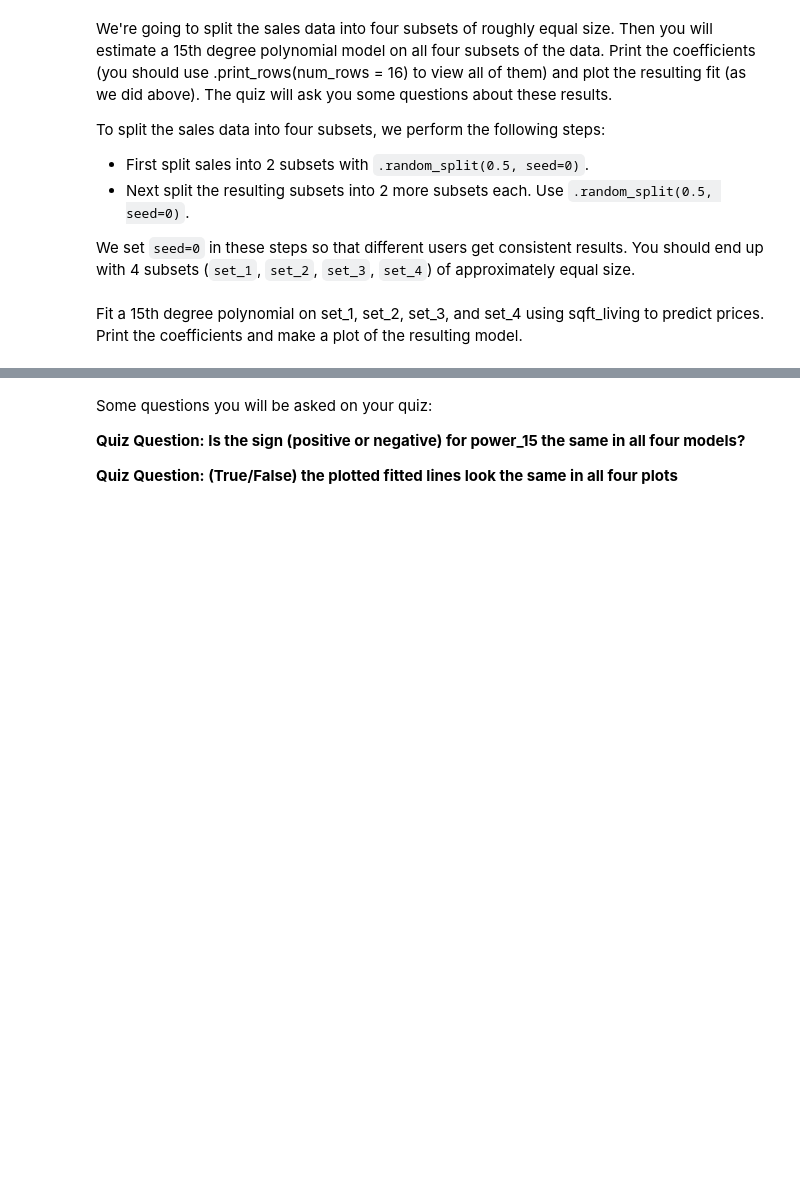
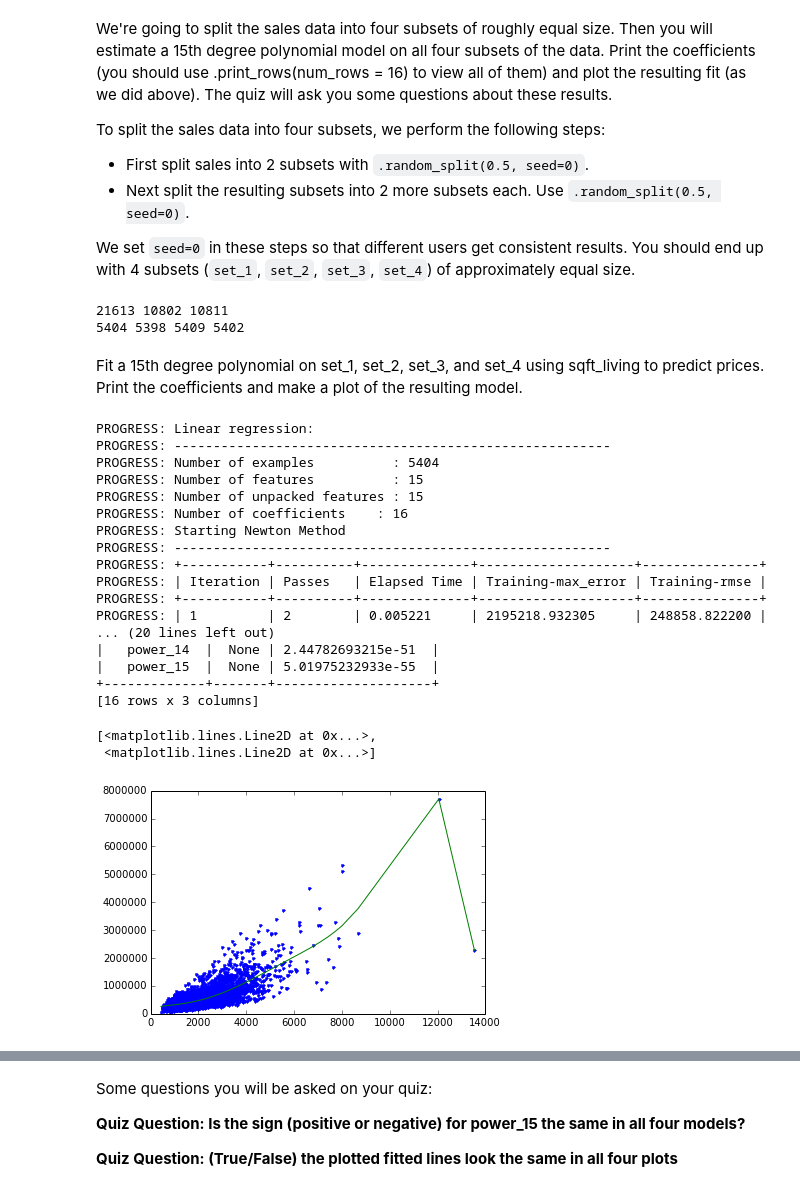
Before and after one commit to danielcs88/courseraMLspecialization, a Jupyter notebook: Regression/Mike's week-3-polynomial-regression-assignment.ipynb, the cells around one changed output, grey strips where cells are left out. Drawn from its saved outputs; the diff is of its cells as text; code cells hidden in the pictures; blank space fills up the shorter version.

```diff
--- a/Regression/Mike's week-3-polynomial-regression-assignment.ipynb
+++ b/Regression/Mike's week-3-polynomial-regression-assignment.ipynb
@@ -139,5 +277,43 @@ To split the sales data into four subsets, we perform the following steps:
 
 We set `seed=0` in these steps so that different users get consistent results.
 You should end up with 4 subsets (`set_1`, `set_2`, `set_3`, `set_4`) of approximately equal size.
+# %%
+[a,c] = sales.random_split(0.5, seed=0)
+print len(sales),len(a),len(c)
+[a,b] = a.random_split(0.5, seed=0)
+[c,d] = c.random_split(0.5, seed=0)
+print len(a), len(b), len(c), len(d)
+# %% [output]
+21613 10802 10811
+5404 5398 5409 5402
 # %% [markdown]
 Fit a 15th degree polynomial on set_1, set_2, set_3, and set_4 using sqft_living to predict prices. Print the coefficients and make a plot of the resulting model.
+# %%
+poly15_data = polynomial_sframe(a['sqft_living'], 15)
+my_features = poly15_data.column_names() # get the name of the features
+poly15_data['price'] = a['price'] # add price to the data since it's the target
+model15 = graphlab.linear_regression.create(poly15_data, target = 'price', features = my_features, validation_set = None)
+model15.get("coefficients").print_rows(num_rows=20)
+plt.plot(poly15_data['power_1'],poly15_data['price'],'.',
+        poly15_data['power_1'], model15.predict(poly15_data),'-')
+# %% [output]
+PROGRESS: Linear regression:
+PROGRESS: --------------------------------------------------------
+PROGRESS: Number of examples          : 5404
+PROGRESS: Number of features          : 15
+PROGRESS: Number of unpacked features : 15
+PROGRESS: Number of coefficients    : 16
+PROGRESS: Starting Newton Method
+PROGRESS: --------------------------------------------------------
+PROGRESS: +-----------+----------+--------------+--------------------+---------------+
+PROGRESS: | Iteration | Passes   | Elapsed Time | Training-max_error | Training-rmse |
+PROGRESS: +-----------+----------+--------------+--------------------+---------------+
+PROGRESS: | 1         | 2        | 0.005221     | 2195218.932305     | 248858.822200 |
+... (20 lines left out)
+|   power_14  |  None | 2.44782693215e-51  |
+|   power_15  |  None | 5.01975232933e-55  |
++-------------+-------+--------------------+
+[16 rows x 3 columns]
+[<matplotlib.lines.Line2D at 0x...>,
+ <matplotlib.lines.Line2D at 0x...>]
+[figure, added]
```
Also changed, not shown: parts of 18 cells of this notebook.
